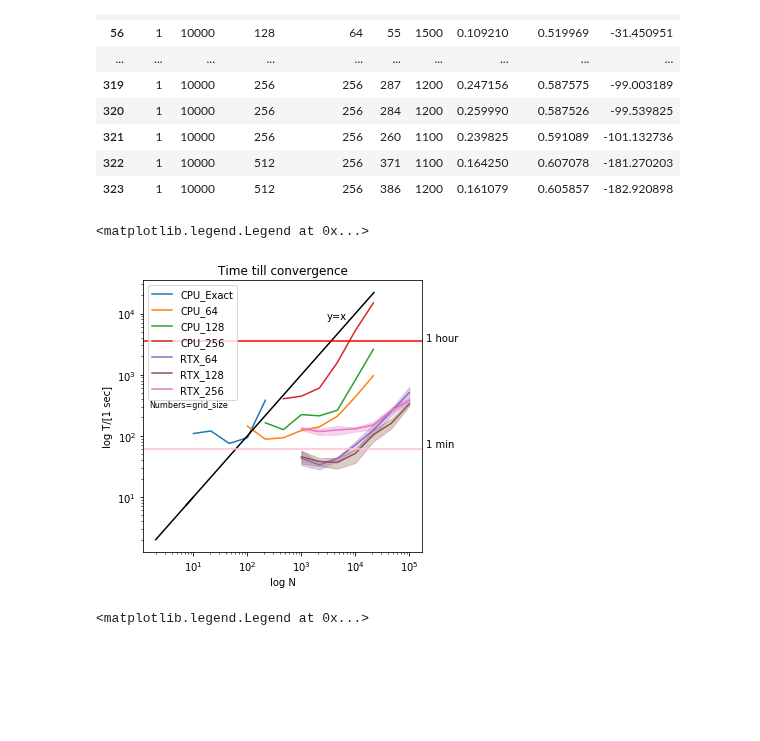
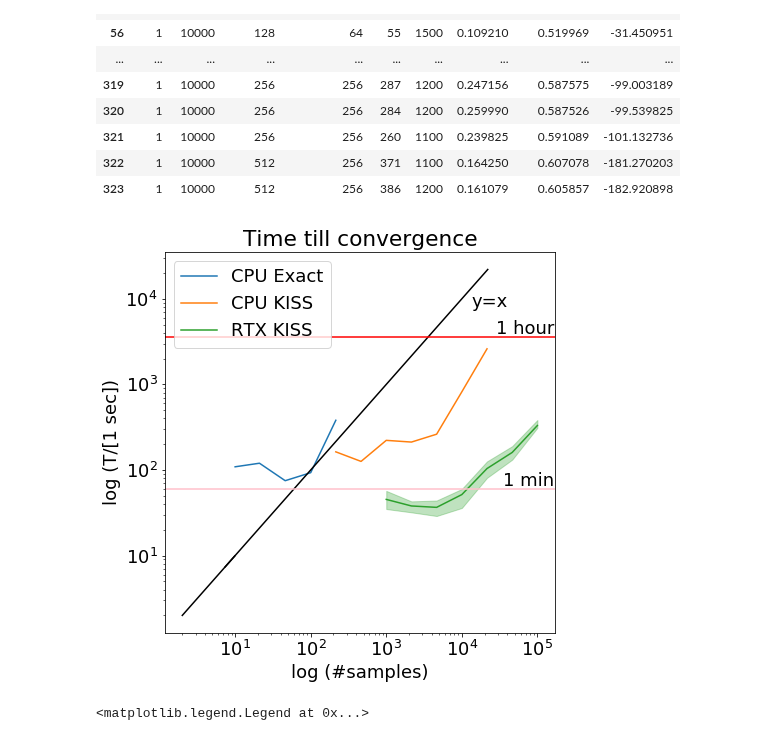
Before and after one commit to NinelK/CopulaGP, a Jupyter notebook: plot_performance.ipynb, the cells around one changed output. Saved outputs shown, nothing was run; the diff lists cells and outputs as text; code cells hidden in the pictures; blank space fills up the shorter version.

```diff
--- a/plot_performance.ipynb
+++ b/plot_performance.ipynb
@@ -57,42 +57,44 @@ data[data['NSamp'] == 10000]
 | 322 | 1 | 10000 | 512 | 256 | 371 | 1100 | 0.164250 | 0.607078 | -181.270203 |
 | 323 | 1 | 10000 | 512 | 256 | 386 | 1200 | 0.161079 | 0.605857 | -182.920898 |
 # %%
-plt.figure(figsize=(5,5))
+plt.figure(figsize=(7,7))
+plt.rcParams.update({'font.size': 18})
 def plot_time_conv_sing(data):
-    plt.plot(data[data['KISS'] == 0]['NSamp'],data[data['KISS'] == 0]['time'], label = "CPU_Exact")
-    for grid_size in [2**x for x in range(6,9)]:
+    plt.plot(data[data['KISS'] == 0]['NSamp'],data[data['KISS'] == 0]['time'], label = "CPU Exact")
+    for grid_size in [128]:#[2**x for x in range(6,9)]:
         rule = (data['KISS'] == 1) & (data['grid_size'] == grid_size)
-        plt.loglog(data[rule]['NSamp'],data[rule]['time'], label = "CPU_{}".format(grid_size))
+        plt.loglog(data[rule]['NSamp'],data[rule]['time'], label = "CPU KISS".format(grid_size))
     x = np.arange(2.,10.,0.1)
     plt.plot(x,x, color='black')
 def plot_time_conv(data):
     grouped = data[data['num_particles'] == 64].groupby(['grid_size','NSamp']).agg(
                        {'time':['mean','min','max']})
     grid_sizes = grouped.index.levels[0]
-    for grid_size in grid_sizes:
+    for grid_size in [128]:#grid_sizes:
         grouped = data[(data['num_particles'] == 64) & (data['grid_size'] == grid_size)].groupby(['NSamp']).agg(
                        {'time':['mean','min','max']})
         grouped.reset_index(level=0, inplace=True)
-        p = plt.loglog(grouped['NSamp'],grouped['time']['mean'], label = "RTX_{}".format(grid_size))
+        p = plt.loglog(grouped['NSamp'],grouped['time']['mean'], label = "RTX KISS".format(grid_size))
         plt.fill_between(grouped['NSamp'], grouped['time']['min'],
                 grouped['time']['max'], color=p[0].get_color(), alpha=0.3)
     x = np.arange(2.,11.,1.)
     plt.plot(np.exp(x),np.exp(x), color='black')
 plot_time_conv_sing(data_cpus)
 plot_time_conv(data_2080)
-plt.text(np.exp(8),np.exp(9),"y=x")
-plt.text(1.5,300,"Numbers=grid_size", fontsize=8)
+plt.text(np.exp(9.5),np.exp(9),"y=x")
+#plt.text(1.5,300,"Numbers=grid_size", fontsize=8)
 plt.axhline(60, color='pink')
 plt.axhline(60*60, color='red')
-plt.text(1e5*2,65,"1 min")
-plt.text(1e5*2,60*60+5,"1 hour")
+plt.text(1e5*0.35,65,"1 min")
+plt.text(1e5*0.28,60*60+60*4,"1 hour")
 plt.title('Time till convergence')
-plt.xlabel('log N')
-plt.ylabel('log T/[1 sec]')
-plt.legend()
+plt.xlabel('log (#samples)')
+plt.ylabel('log (T/[1 sec])')
+plt.legend(loc=2)
+
+plt.savefig('poster_img/performance.pdf')
 # %% [output]
-<matplotlib.legend.Legend at 0x...>
-[figure, old version]
+[figure, new version]
 # %%
 plt.figure(figsize=(5,5))
 def plot_time_conv(data,name):
```
Also changed, not shown: 3 other files.
